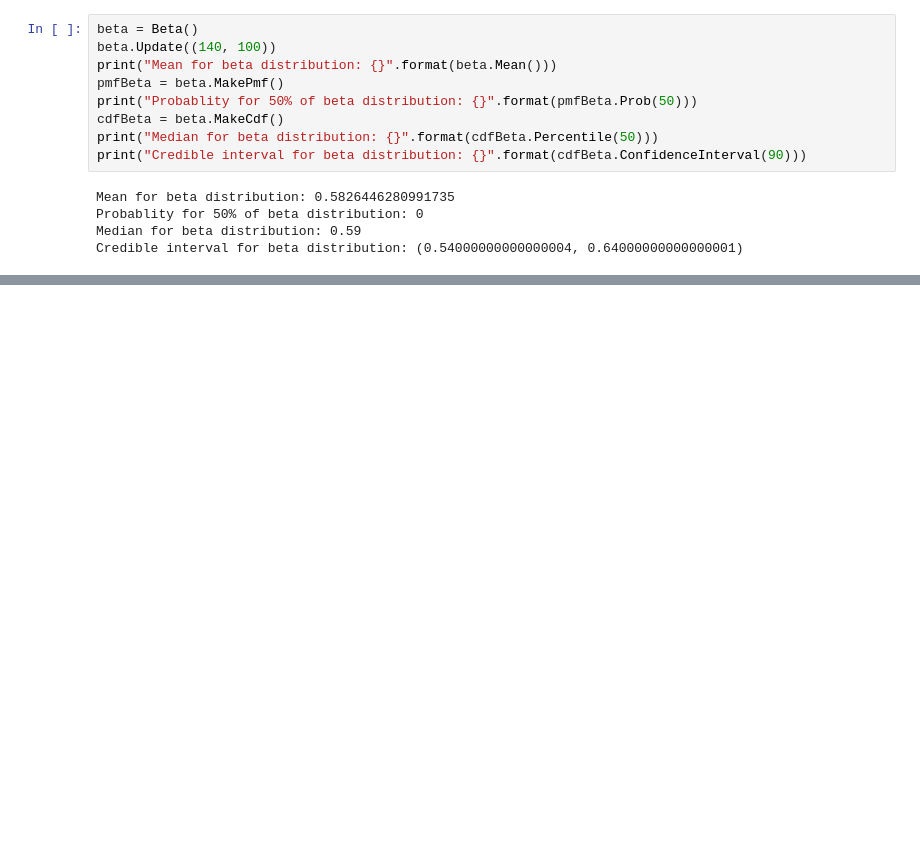
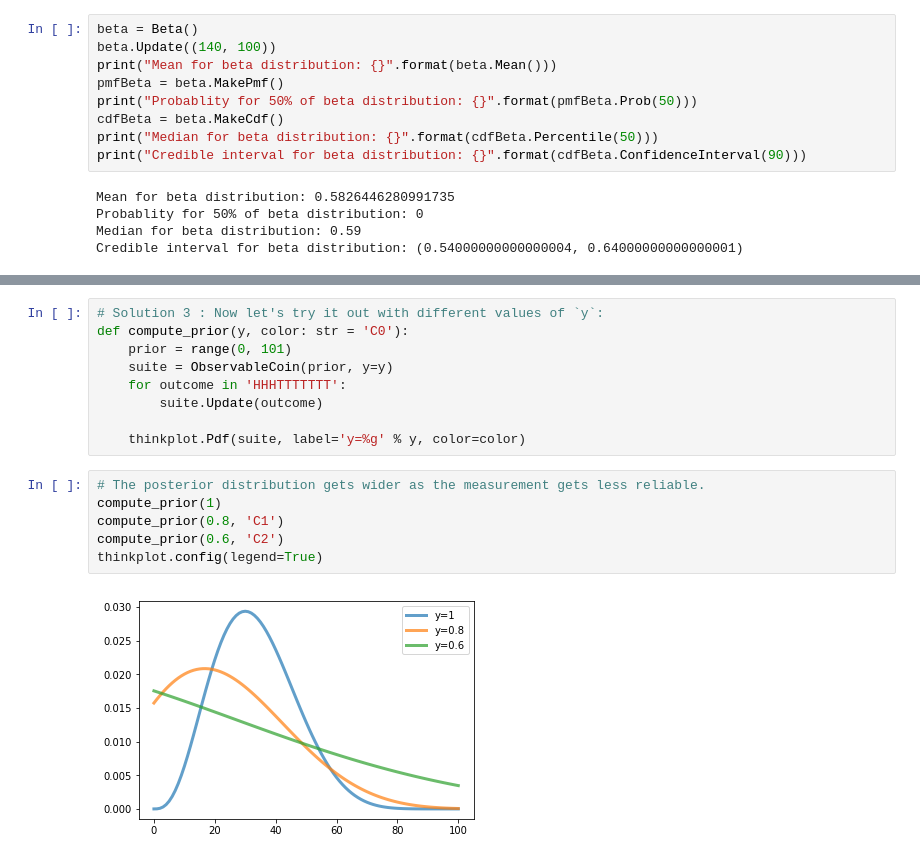
Before and after one commit to llv22/thinkbayes, a Jupyter notebook: chapter4/chapter4_statistic.ipynb, the cells around one changed output, grey strips where cells are left out. Cells and saved outputs as stored; diff of their text form; blank space fills up the shorter version.

```diff
--- a/chapter4/chapter4_statistic.ipynb
+++ b/chapter4/chapter4_statistic.ipynb
@@ -152,0 +202,17 @@ Credible interval for beta distribution: (0.54000000000000004, 0.640000000000000
+# %%
+# Solution 3 : Now let's try it out with different values of `y`:
+def compute_prior(y, color: str = 'C0'):
+    prior = range(0, 101)
+    suite = ObservableCoin(prior, y=y)
+    for outcome in 'HHHTTTTTTT':
+        suite.Update(outcome)
+
+    thinkplot.Pdf(suite, label='y=%g' % y, color=color)
+# %%
+# The posterior distribution gets wider as the measurement gets less reliable.
+compute_prior(1)
+compute_prior(0.8, 'C1')
+compute_prior(0.6, 'C2')
+thinkplot.config(legend=True)
+# %% [output]
+[figure, added]
```
Also changed, not shown: parts of 7 cells of this notebook, 1 other file.
